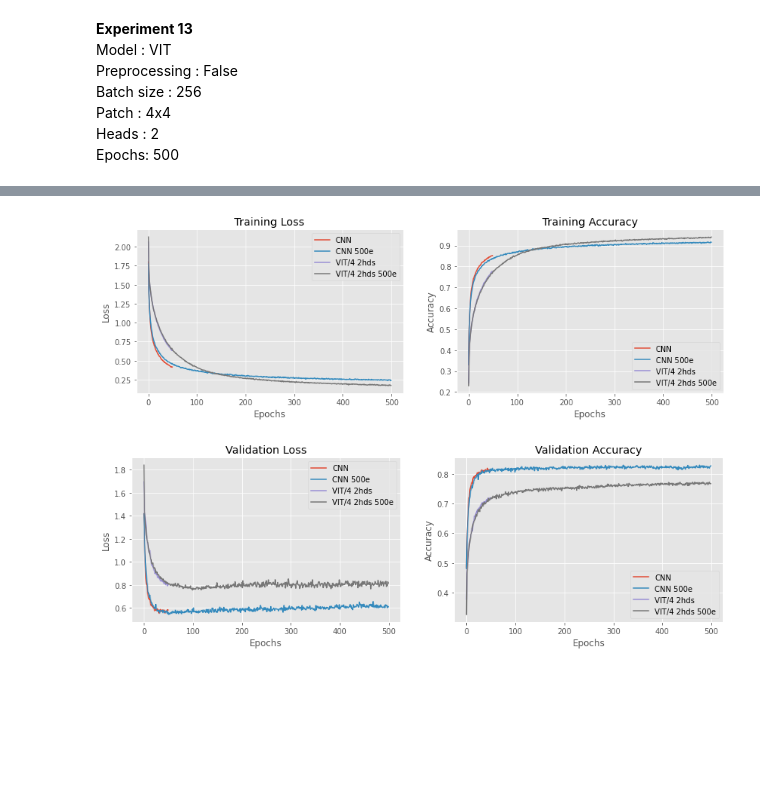
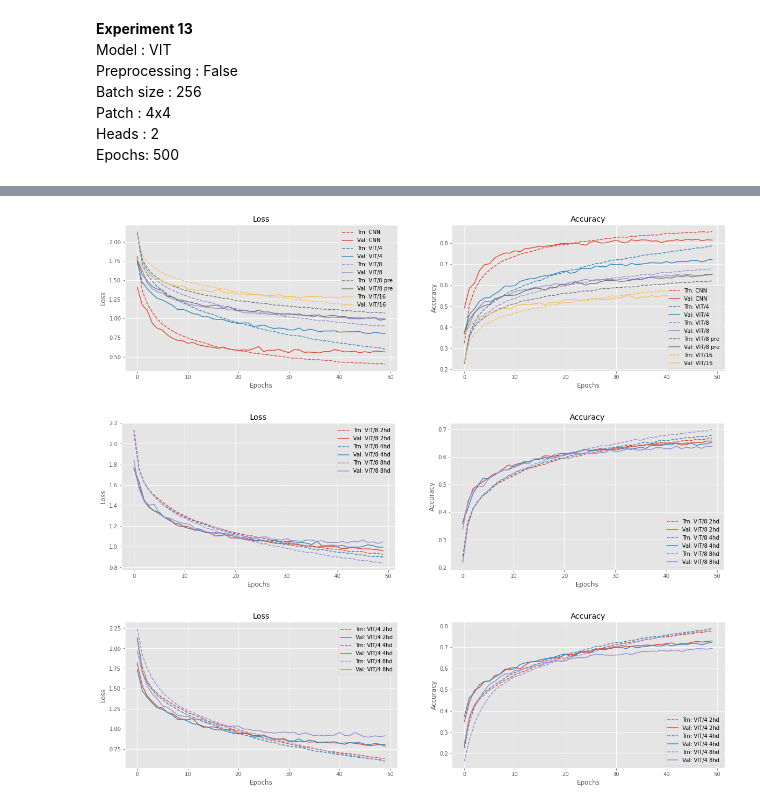
Before and after one commit to cheneeheng/Transformer-TF, a Jupyter notebook: Cifar10_VIT.ipynb, the cells around one changed output, grey strips where cells are left out. Cells and saved outputs as stored; diff of their text form; code cells hidden in the pictures; blank space fills up the shorter version.

Commit message:
Updated results, merged plots, and saved training history.

```diff
--- a/Cifar10_VIT.ipynb
+++ b/Cifar10_VIT.ipynb
@@ -783,7 +816,7 @@ model = VIT(num_classes=num_classes,
             classifier_mlp_dims=[512],
             preprocess=False).model()
 model.summary()
-history_vit_16x16 = train_and_eval(model, '/content/drive/MyDrive/02_Work/05_Experiments/TF-Transformer/Cifar10_VIT/210318_VIT_16x16')
+history_vit_16x16 = train_and_eval(model, SAVE_PATH + 'VIT_16x16')
 # %% [output]
 Model: "model_2"
 __________________________________________________________________________________________________
@@ -838,7 +871,7 @@ model = VIT(num_classes=num_classes,
             classifier_mlp_dims=[512],
             preprocess=False).model()
 model.summary()
-history_vit_8x8 = train_and_eval(model, '/content/drive/MyDrive/02_Work/05_Experiments/TF-Transformer/Cifar10_VIT/210318_VIT_8x8')
+history_vit_8x8 = train_and_eval(model, SAVE_PATH + 'VIT_8x8')
 # %% [output]
 Model: "model_3"
 __________________________________________________________________________________________________
@@ -893,7 +926,7 @@ model = VIT(num_classes=num_classes,
             classifier_mlp_dims=[512],
             preprocess=True).model()
 model.summary()
-history_vit_8x8_pre = train_and_eval(model, '/content/drive/MyDrive/02_Work/05_Experiments/TF-Transformer/Cifar10_VIT/210318_VIT_8x8_preprocess')
+history_vit_8x8_pre = train_and_eval(model, SAVE_PATH + 'VIT_8x8_preprocess')
 # %% [output]
 Model: "model_4"
 __________________________________________________________________________________________________
@@ -1046,19 +1076,0 @@ INFO:tensorflow:Assets written to: /content/drive/MyDrive/02_Work/05_Experiments
-# %%
-def plot(losses: list, accuracies: list, legend_labels: list, subplot_title: list):
-  fig, (ax1, ax2) = plt.subplots(1, 2, figsize=(14,4))
-
-  for x, ll in zip(losses, legend_labels):
-    ax1.plot(x, label=ll)
-  ax1.set_xlabel('Epochs')
-  ax1.set_ylabel('Loss')
-  ax1.set_title(subplot_title[0])
-  ax1.legend()
-
-  for x, ll in zip(accuracies, legend_labels):
-    ax2.plot(x, label=ll)
-  ax2.set_xlabel('Epochs')
-  ax2.set_ylabel('Accuracy')
-  ax2.set_title(subplot_title[1])
-  ax2.legend()
-
-  plt.show()
@@ -1460,22 +1411,6 @@ WARNING:absl:Found untraced functions such as dense_10_layer_call_fn, dense_10_l
 INFO:tensorflow:Assets written to: /content/drive/MyDrive/02_Work/05_Experiments/TF-Transformer/Cifar10_VIT/210318_VIT_4x4_2hd_500epoch/assets
 INFO:tensorflow:Assets written to: /content/drive/MyDrive/02_Work/05_Experiments/TF-Transformer/Cifar10_VIT/210318_VIT_4x4_2hd_500epoch/assets
 ... (188 outputs left out)
-# %%
-legends = ['CNN', 'CNN 500e', 'VIT/4 2hds', 'VIT/4 2hds 500e']
-histories = [history_cnn, history_cnn_500epoch,
-             history_vit_4x4_2hd, history_vit_4x4_2hd_500epoch]
-
-plot([i.history['loss'] for i in histories],
-     [i.history['sparse_categorical_accuracy'] for i in histories],
-     legends,
-     subplot_title=['Training Loss', 'Training Accuracy'])
-plot([i.history['val_loss'] for i in histories],
-     [i.history['val_sparse_categorical_accuracy'] for i in histories],
-     legends,
-     subplot_title=['Validation Loss', 'Validation Accuracy'])
-# %% [output]
-[figure, removed]
-[figure, removed]
 # %%
 %%script false
 # This is just for reference.
@@ -1498,3 +1433,37 @@ plot([i.history['val_loss'] for i in histories],
 # Somehow the load model does not always load the variables.
 # model_VIT.load_weights('DUMMY_VIT/variables/variables')
 # model_VIT.evaluate(data_generator('val', batch_size))
+# %%
+legends = ['CNN', 'VIT/4', 'VIT/8', 'VIT/8 pre', 'VIT/16']
+histories = [history_cnn, history_vit_4x4,
+             history_vit_8x8, history_vit_8x8_pre, history_vit_16x16]
+
+plot([(i.history['loss'], i.history['val_loss']) for i in histories],
+     [(i.history['sparse_categorical_accuracy'],
+       i.history['val_sparse_categorical_accuracy']) for i in histories],
+     legends,
+     subplot_title=['Loss', 'Accuracy'])
+# %% [output]
+[figure, added]
+# %%
+legends = ['VIT/8 2hd', 'VIT/8 4hd', 'VIT/8 8hd']
+histories = [history_vit_8x8_2hd, history_vit_8x8, history_vit_8x8_8hd]
+
+plot([(i.history['loss'], i.history['val_loss']) for i in histories],
+     [(i.history['sparse_categorical_accuracy'],
+       i.history['val_sparse_categorical_accuracy']) for i in histories],
+     legends,
+     subplot_title=['Loss', 'Accuracy'])
+# %% [output]
+[figure, added]
+# %%
+legends = ['VIT/4 2hd', 'VIT/4 4hd', 'VIT/4 8hd']
+histories = [history_vit_4x4_2hd, history_vit_4x4, history_vit_4x4_8hd]
+
+plot([(i.history['loss'], i.history['val_loss']) for i in histories],
+     [(i.history['sparse_categorical_accuracy'],
+       i.history['val_sparse_categorical_accuracy']) for i in histories],
+     legends,
+     subplot_title=['Loss', 'Accuracy'])
+# %% [output]
+[figure, added]
```
Also changed, not shown: parts of 27 cells of this notebook.
